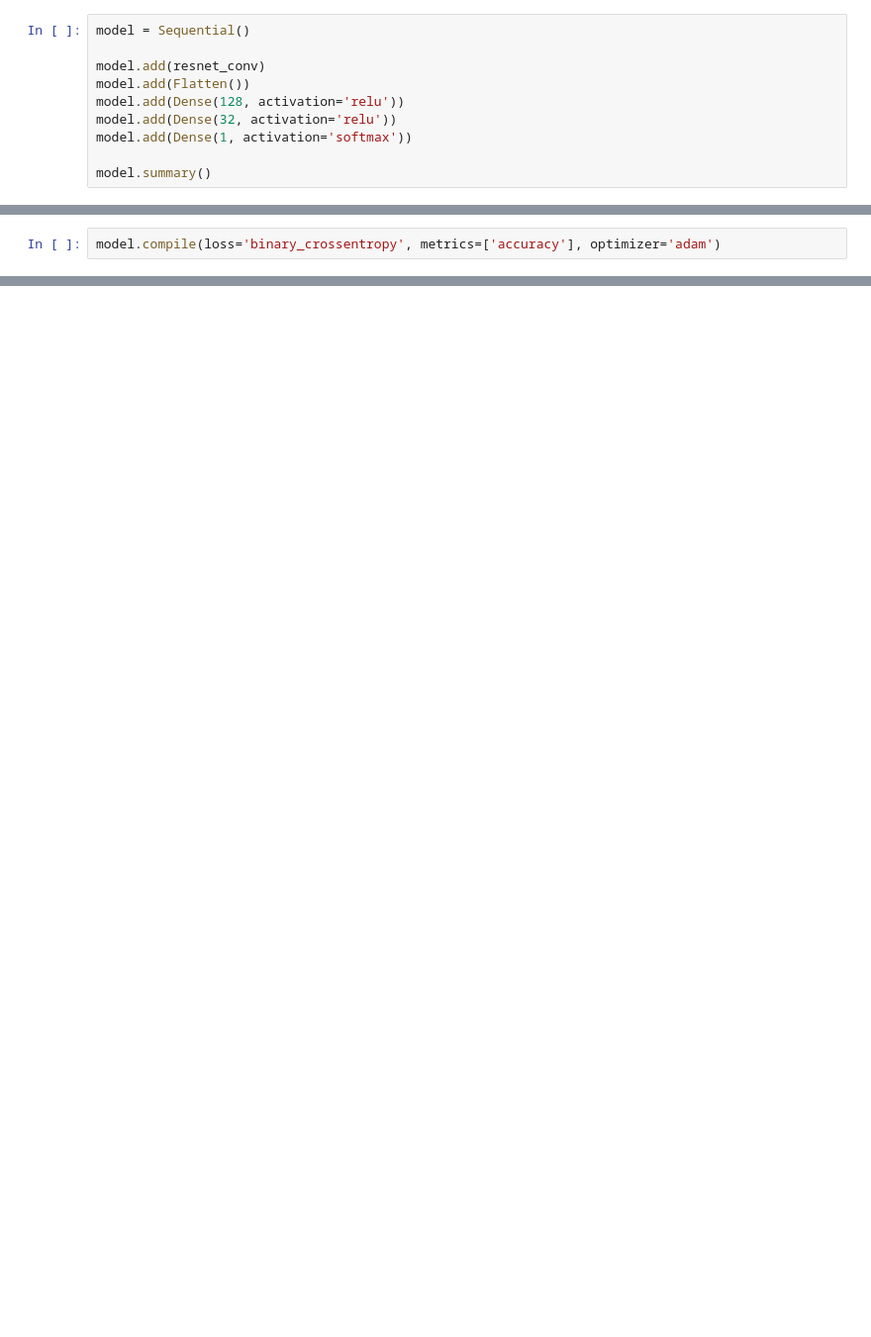
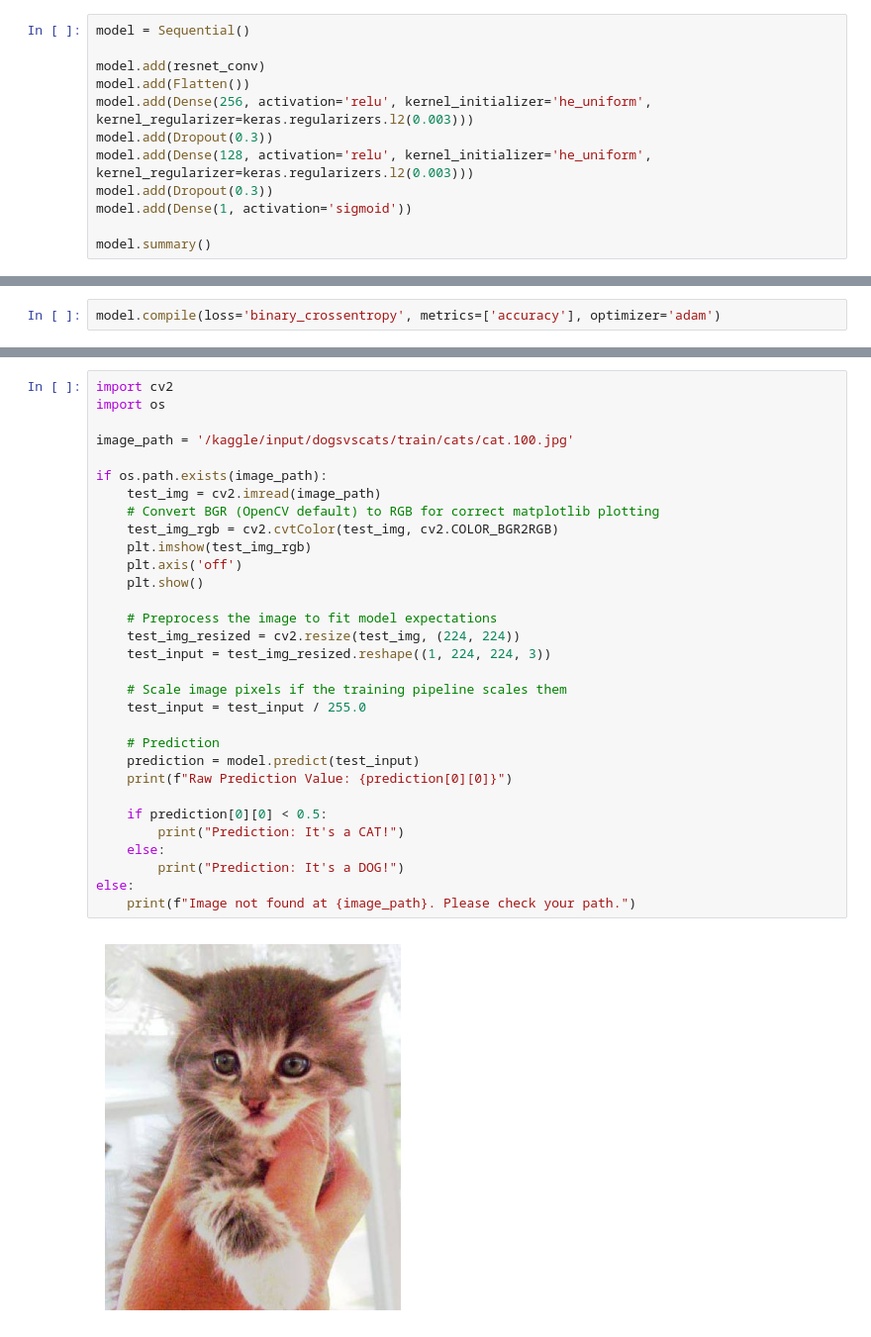
Before and after one commit to anirban2005143a/machine_learning, a Jupyter notebook: deep_learning/CNN/practice/transfer_learning.ipynb, the cells around one changed output, grey strips where cells are left out. Shown at 99% size. Cells and saved outputs as stored; diff of their text form; blank space fills up the shorter version.

```diff
--- a/deep_learning/CNN/practice/transfer_learning.ipynb
+++ b/deep_learning/CNN/practice/transfer_learning.ipynb
@@ -19,9 +52,11 @@ model = Sequential()
 
 model.add(resnet_conv)
 model.add(Flatten())
-model.add(Dense(128, activation='relu'))
-model.add(Dense(32, activation='relu'))
-model.add(Dense(1, activation='softmax'))
+model.add(Dense(256, activation='relu', kernel_initializer='he_uniform', kernel_regularizer=keras.regularizers.l2(0.003)))
+model.add(Dropout(0.3))
+model.add(Dense(128, activation='relu', kernel_initializer='he_uniform', kernel_regularizer=keras.regularizers.l2(0.003)))
+model.add(Dropout(0.3))
+model.add(Dense(1, activation='sigmoid'))
 
 model.summary()
 # %% [output]
@@ -189,0 +157,33 @@ Model: "vgg19"
+# %%
+import cv2
+import os
+
+image_path = '/kaggle/input/dogsvscats/train/cats/cat.100.jpg'
+
+if os.path.exists(image_path):
+    test_img = cv2.imread(image_path)
+    # Convert BGR (OpenCV default) to RGB for correct matplotlib plotting
+    test_img_rgb = cv2.cvtColor(test_img, cv2.COLOR_BGR2RGB)
+    plt.imshow(test_img_rgb)
+    plt.axis('off')
+    plt.show()
+
+    # Preprocess the image to fit model expectations
+    test_img_resized = cv2.resize(test_img, (224, 224))
+    test_input = test_img_resized.reshape((1, 224, 224, 3))
+
+    # Scale image pixels if the training pipeline scales them
+    test_input = test_input / 255.0
+
+    # Prediction
+    prediction = model.predict(test_input)
+    print(f"Raw Prediction Value: {prediction[0][0]}")
+
+    if prediction[0][0] < 0.5:
+        print("Prediction: It's a CAT!")
+    else:
+        print("Prediction: It's a DOG!")
+else:
+    print(f"Image not found at {image_path}. Please check your path.")
+# %% [output]
+[figure, added]
```
Also changed, not shown: parts of 15 cells of this notebook, 6 other files.
